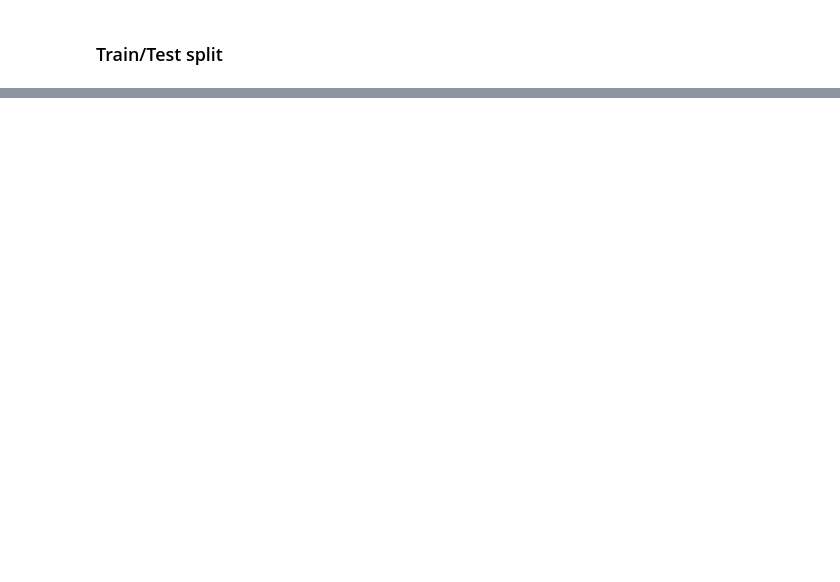
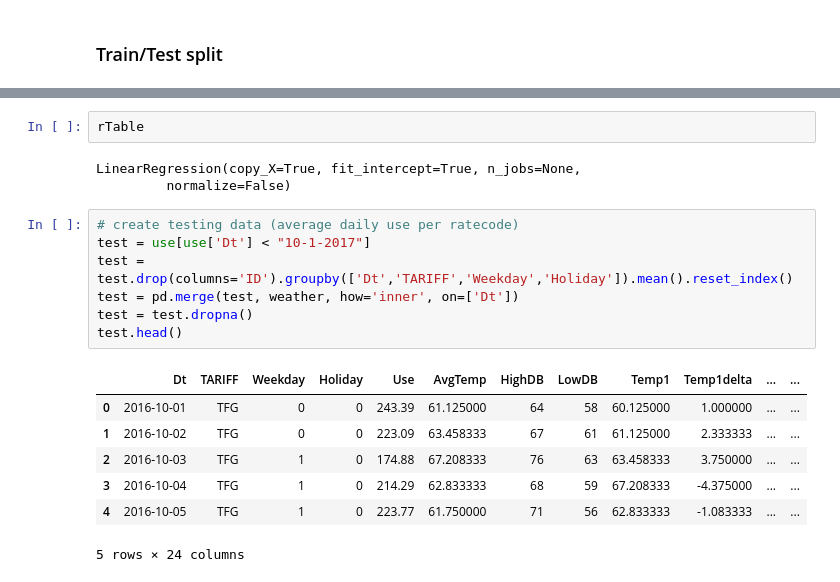
Before and after one commit to yz669/Capstone_2018Fall, a Jupyter notebook: Forecasting.ipynb, the cells around one changed output, grey strips where cells are left out. Saved outputs shown, nothing was run; the diff lists cells and outputs as text; blank space fills up the shorter version.

```diff
--- a/Forecasting.ipynb
+++ b/Forecasting.ipynb
@@ -33,0 +89,20 @@ test = data[data['Dt'] >= "10-1-2017"]
+# %%
+rTable
+# %% [output]
+LinearRegression(copy_X=True, fit_intercept=True, n_jobs=None,
+         normalize=False)
+# %%
+# create testing data (average daily use per ratecode)
+test = use[use['Dt'] < "10-1-2017"]
+test = test.drop(columns='ID').groupby(['Dt','TARIFF','Weekday','Holiday']).mean().reset_index()
+test = pd.merge(test, weather, how='inner', on=['Dt'])
+test = test.dropna()
+test.head()
+# %% [output]
+|  | Dt | TARIFF | Weekday | Holiday | Use | AvgTemp | HighDB | LowDB | Temp1 | Temp1delta | ... | ... |
+| 0 | 2016-10-01 | TFG | 0 | 0 | 243.39 | 61.125000 | 64 | 58 | 60.125000 | 1.000000 | ... | ... |
+| 1 | 2016-10-02 | TFG | 0 | 0 | 223.09 | 63.458333 | 67 | 61 | 61.125000 | 2.333333 | ... | ... |
+| 2 | 2016-10-03 | TFG | 1 | 0 | 174.88 | 67.208333 | 76 | 63 | 63.458333 | 3.750000 | ... | ... |
+| 3 | 2016-10-04 | TFG | 1 | 0 | 214.29 | 62.833333 | 68 | 59 | 67.208333 | -4.375000 | ... | ... |
+| 4 | 2016-10-05 | TFG | 1 | 0 | 223.77 | 61.750000 | 71 | 56 | 62.833333 | -1.083333 | ... | ... |
+5 rows × 24 columns
```
Also changed, not shown: parts of 16 cells of this notebook, 3 other files.
